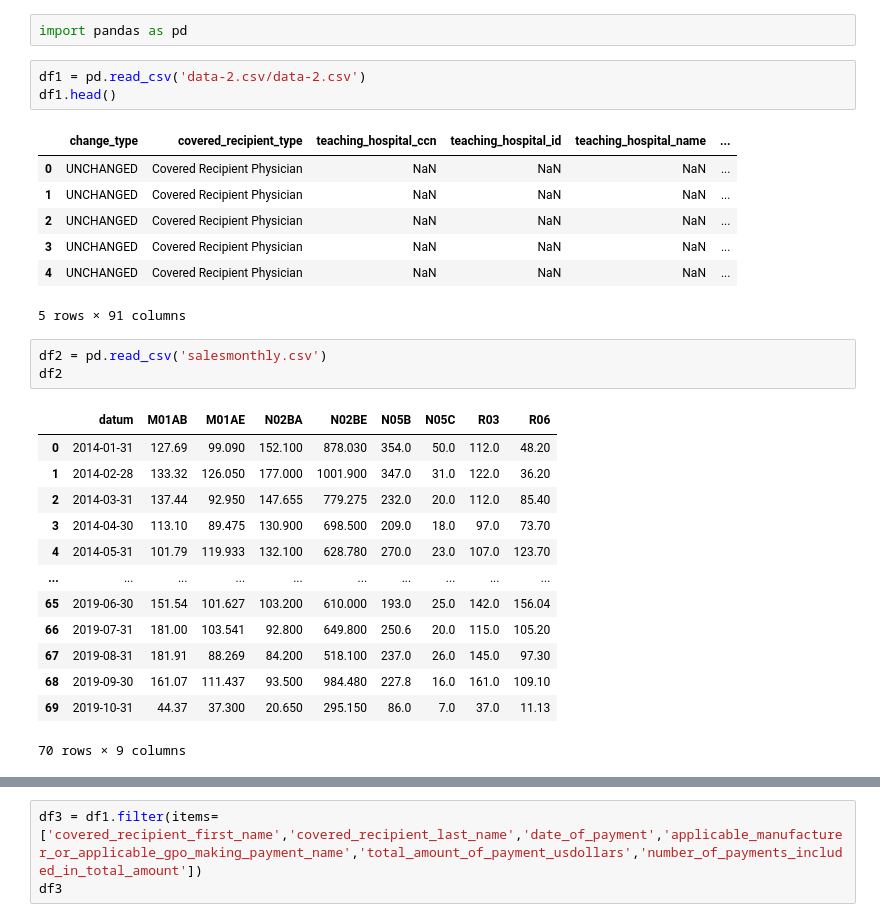
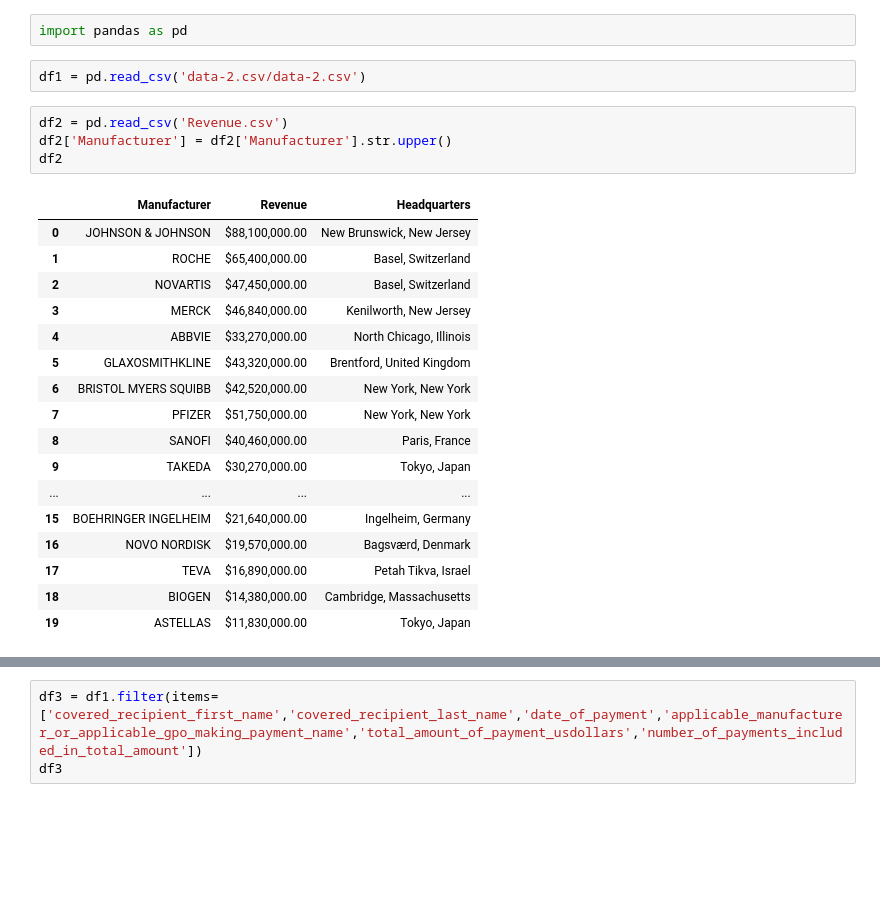
Before and after one commit to scbigler/Project-2, a Jupyter notebook: main.ipynb, the cells around one changed output, grey strips where cells are left out. Saved outputs shown, nothing was run; the diff lists cells and outputs as text; blank space fills up the shorter version.

Commit message:
merge dataframe

```diff
--- a/main.ipynb
+++ b/main.ipynb
@@ -2,29 +2,25 @@
 import pandas as pd
 # %%
 df1 = pd.read_csv('data-2.csv/data-2.csv')
-df1.head()
-# %% [output]
-|  | change_type | covered_recipient_type | teaching_hospital_ccn | teaching_hospital_id | teaching_hospital_name | ... |
-| 0 | UNCHANGED | Covered Recipient Physician | NaN | NaN | NaN | ... |
-| 1 | UNCHANGED | Covered Recipient Physician | NaN | NaN | NaN | ... |
-| 2 | UNCHANGED | Covered Recipient Physician | NaN | NaN | NaN | ... |
-| 3 | UNCHANGED | Covered Recipient Physician | NaN | NaN | NaN | ... |
-| 4 | UNCHANGED | Covered Recipient Physician | NaN | NaN | NaN | ... |
-5 rows × 91 columns
 # %%
-df2 = pd.read_csv('salesmonthly.csv')
+df2 = pd.read_csv('Revenue.csv')
+df2['Manufacturer'] = df2['Manufacturer'].str.upper()
 df2
 # %% [output]
-|  | datum | M01AB | M01AE | N02BA | N02BE | N05B | N05C | R03 | R06 |
-| 0 | 2014-01-31 | 127.69 | 99.090 | 152.100 | 878.030 | 354.0 | 50.0 | 112.0 | 48.20 |
-| 1 | 2014-02-28 | 133.32 | 126.050 | 177.000 | 1001.900 | 347.0 | 31.0 | 122.0 | 36.20 |
-| 2 | 2014-03-31 | 137.44 | 92.950 | 147.655 | 779.275 | 232.0 | 20.0 | 112.0 | 85.40 |
-| 3 | 2014-04-30 | 113.10 | 89.475 | 130.900 | 698.500 | 209.0 | 18.0 | 97.0 | 73.70 |
-| 4 | 2014-05-31 | 101.79 | 119.933 | 132.100 | 628.780 | 270.0 | 23.0 | 107.0 | 123.70 |
-| ... | ... | ... | ... | ... | ... | ... | ... | ... | ... |
-| 65 | 2019-06-30 | 151.54 | 101.627 | 103.200 | 610.000 | 193.0 | 25.0 | 142.0 | 156.04 |
-| 66 | 2019-07-31 | 181.00 | 103.541 | 92.800 | 649.800 | 250.6 | 20.0 | 115.0 | 105.20 |
-| 67 | 2019-08-31 | 181.91 | 88.269 | 84.200 | 518.100 | 237.0 | 26.0 | 145.0 | 97.30 |
-| 68 | 2019-09-30 | 161.07 | 111.437 | 93.500 | 984.480 | 227.8 | 16.0 | 161.0 | 109.10 |
-| 69 | 2019-10-31 | 44.37 | 37.300 | 20.650 | 295.150 | 86.0 | 7.0 | 37.0 | 11.13 |
+|  | Manufacturer | Revenue | Headquarters |
+| 0 | JOHNSON & JOHNSON | $88,100,000.00 | New Brunswick, New Jersey |
+| 1 | ROCHE | $65,400,000.00 | Basel, Switzerland |
+| 2 | NOVARTIS | $47,450,000.00 | Basel, Switzerland |
+| 3 | MERCK | $46,840,000.00 | Kenilworth, New Jersey |
+| 4 | ABBVIE | $33,270,000.00 | North Chicago, Illinois |
+| 5 | GLAXOSMITHKLINE | $43,320,000.00 | Brentford, United Kingdom |
+| 6 | BRISTOL MYERS SQUIBB | $42,520,000.00 | New York, New York |
+| 7 | PFIZER | $51,750,000.00 | New York, New York |
+| 8 | SANOFI | $40,460,000.00 | Paris, France |
+| 9 | TAKEDA | $30,270,000.00 | Tokyo, Japan |
+| ... | ... | ... | ... |
+| 15 | BOEHRINGER INGELHEIM | $21,640,000.00 | Ingelheim, Germany |
+| 16 | NOVO NORDISK | $19,570,000.00 | Bagsværd, Denmark |
+| 17 | TEVA | $16,890,000.00 | Petah Tikva, Israel |
+| 18 | BIOGEN | $14,380,000.00 | Cambridge, Massachusetts |
+| 19 | ASTELLAS | $11,830,000.00 | Tokyo, Japan |
-70 rows × 9 columns
```
Also changed, not shown: parts of 5 cells of this notebook.
